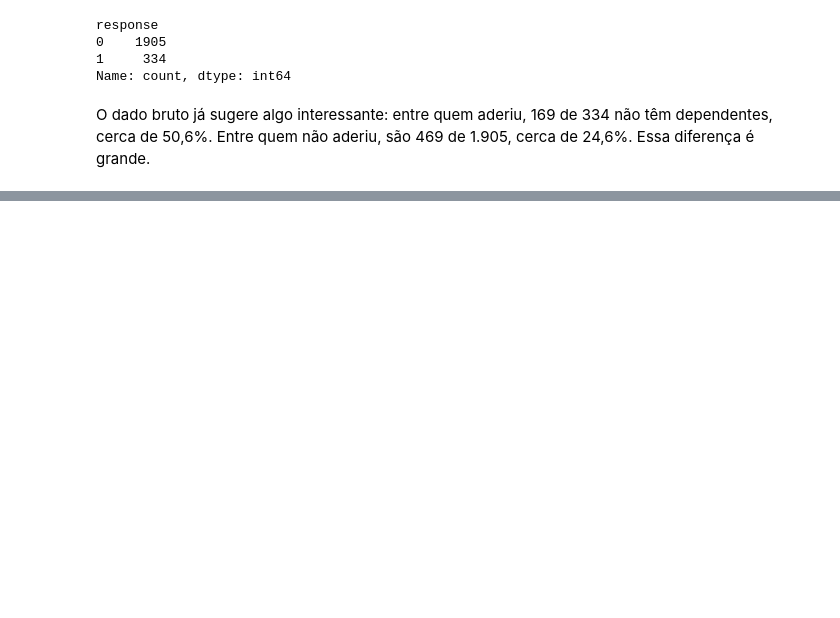
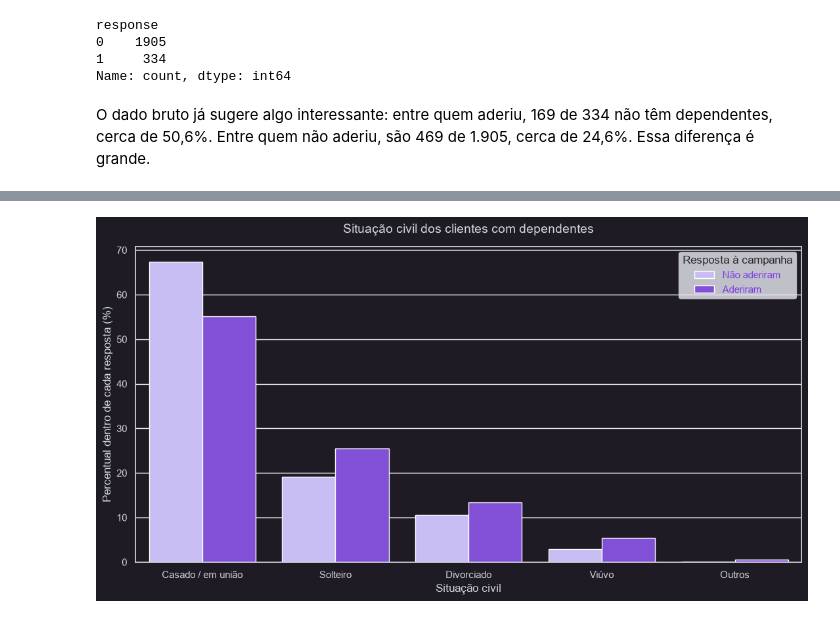
Before and after one commit to higorlu2023-design/hipermercado_projeto, a Jupyter notebook: EDA/notebook.ipynb, the cells around one changed output, grey strips where cells are left out. Cells and saved outputs as stored; diff of their text form; code cells hidden in the pictures; blank space fills up the shorter version.

```diff
--- a/EDA/notebook.ipynb
+++ b/EDA/notebook.ipynb
@@ -396,0 +465,47 @@ plt.show()
+# %%
+ordem_situacao = [
+    'Casado / em união',
+    'Solteiro',
+    'Divorciado',
+    'Viúvo',
+    'Outros'
+]
+
+sns.set_theme(style='darkgrid')
+
+fig, ax = plt.subplots(figsize=(11, 6))
+fig.patch.set_facecolor('#1f1b24')
+ax.set_facecolor('#1f1b24')
+
+sns.barplot(
+    data=resumo_civil,
+    x='situacao_civil',
+    y='percentual',
+    hue='resposta_campanha',
+    order=ordem_situacao,
+    palette=['#c4b5fd', '#7c3aed'],
+    ax=ax
+)
+
+ax.set_title(
+    'Situação civil dos clientes com dependentes',
+    color='#d1d5db',
+    fontsize=14,
+    pad=15
+)
+ax.set_xlabel('Situação civil', color='#d1d5db')
+ax.set_ylabel('Percentual dentro de cada resposta (%)', color='#d1d5db')
+ax.tick_params(colors='#d1d5db')
+ax.legend(
+    title='Resposta à campanha',
+    labelcolor='#7c3aed',
+    title_fontproperties={'weight': 'normal'}
+)
+
+for borda in ax.spines.values():
+    borda.set_color('#d1d5db')
+
+plt.tight_layout()
+plt.show()
+# %% [output]
+[figure, added]
```
Also changed, not shown: parts of 37 cells of this notebook.
